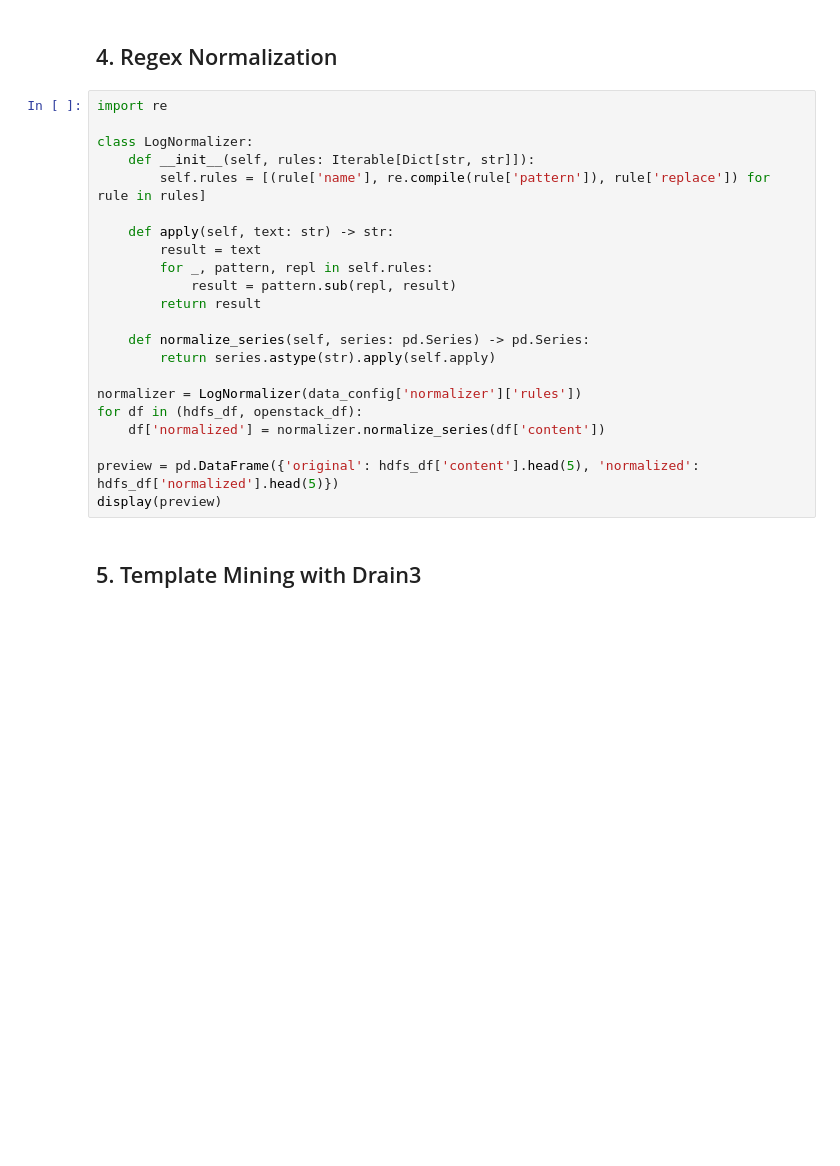
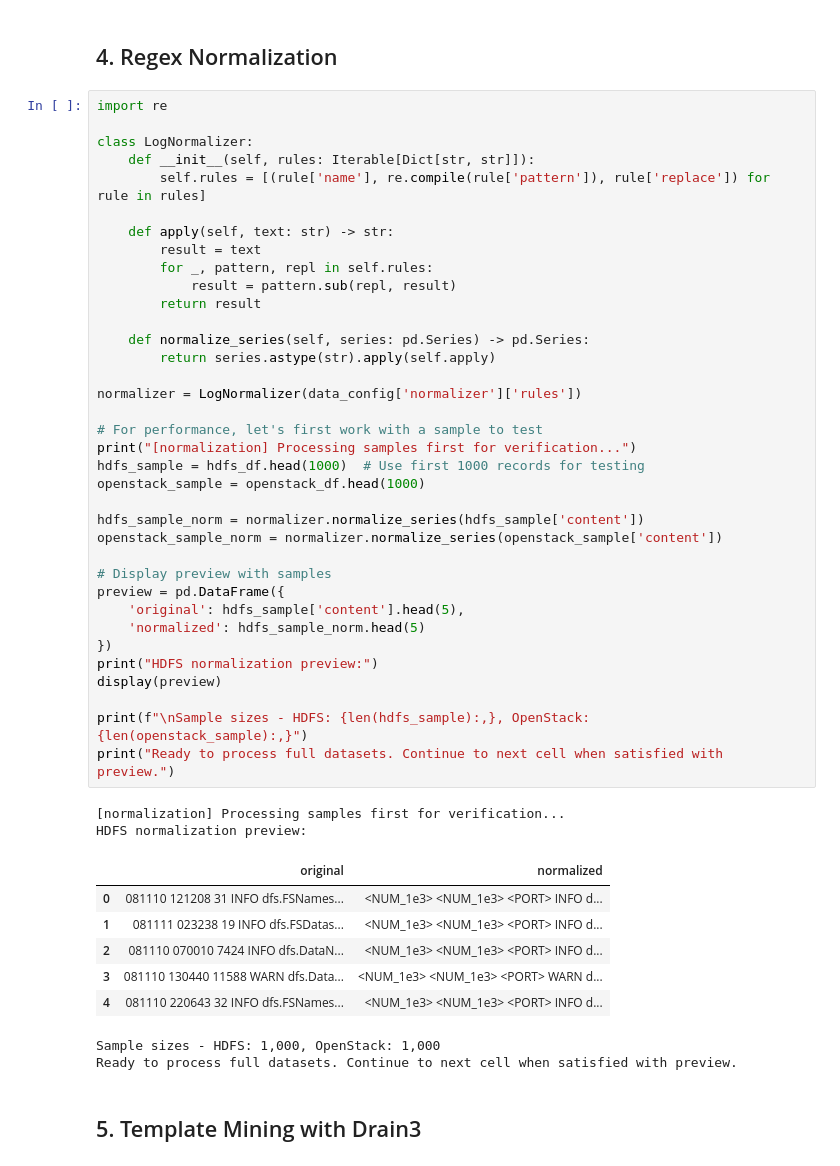
Before and after one commit to ashrafsheri/distil_bert_log_finetune, a Jupyter notebook: notebooks/00_prepare_data.ipynb, the cells around one changed output. Saved outputs shown, nothing was run; the diff lists cells and outputs as text; blank space fills up the shorter version.

```diff
--- a/notebooks/00_prepare_data.ipynb
+++ b/notebooks/00_prepare_data.ipynb
@@ -242,25 +441,50 @@ display(openstack_df[['timestamp','label','content']].head())
 # %%
 import re
 
 class LogNormalizer:
     def __init__(self, rules: Iterable[Dict[str, str]]):
         self.rules = [(rule['name'], re.compile(rule['pattern']), rule['replace']) for rule in rules]
 
     def apply(self, text: str) -> str:
         result = text
         for _, pattern, repl in self.rules:
             result = pattern.sub(repl, result)
         return result
 
     def normalize_series(self, series: pd.Series) -> pd.Series:
         return series.astype(str).apply(self.apply)
 
 normalizer = LogNormalizer(data_config['normalizer']['rules'])
-for df in (hdfs_df, openstack_df):
-    df['normalized'] = normalizer.normalize_series(df['content'])
 
-preview = pd.DataFrame({'original': hdfs_df['content'].head(5), 'normalized': hdfs_df['normalized'].head(5)})
+# For performance, let's first work with a sample to test
+print("[normalization] Processing samples first for verification...")
+hdfs_sample = hdfs_df.head(1000)  # Use first 1000 records for testing
+openstack_sample = openstack_df.head(1000)
+
+hdfs_sample_norm = normalizer.normalize_series(hdfs_sample['content'])
+openstack_sample_norm = normalizer.normalize_series(openstack_sample['content'])
+
+# Display preview with samples
+preview = pd.DataFrame({
+    'original': hdfs_sample['content'].head(5),
+    'normalized': hdfs_sample_norm.head(5)
+})
+print("HDFS normalization preview:")
 display(preview)
+
+print(f"\nSample sizes - HDFS: {len(hdfs_sample):,}, OpenStack: {len(openstack_sample):,}")
+print("Ready to process full datasets. Continue to next cell when satisfied with preview.")
+# %% [output]
+[normalization] Processing samples first for verification...
+HDFS normalization preview:
+|  | original | normalized |
+| 0 | 081110 121208 31 INFO dfs.FSNames... | <NUM_1e3> <NUM_1e3> <PORT> INFO d... |
+| 1 | 081111 023238 19 INFO dfs.FSDatas... | <NUM_1e3> <NUM_1e3> <PORT> INFO d... |
+| 2 | 081110 070010 7424 INFO dfs.DataN... | <NUM_1e3> <NUM_1e3> <PORT> INFO d... |
+| 3 | 081110 130440 11588 WARN dfs.Data... | <NUM_1e3> <NUM_1e3> <PORT> WARN d... |
+| 4 | 081110 220643 32 INFO dfs.FSNames... | <NUM_1e3> <NUM_1e3> <PORT> INFO d... |
+Sample sizes - HDFS: 1,000, OpenStack: 1,000
+Ready to process full datasets. Continue to next cell when satisfied with preview.
 # %% [markdown]
 ## 5. Template Mining with Drain3
 # %%
```
Also changed, not shown: parts of 16 cells of this notebook, 9 other files.
